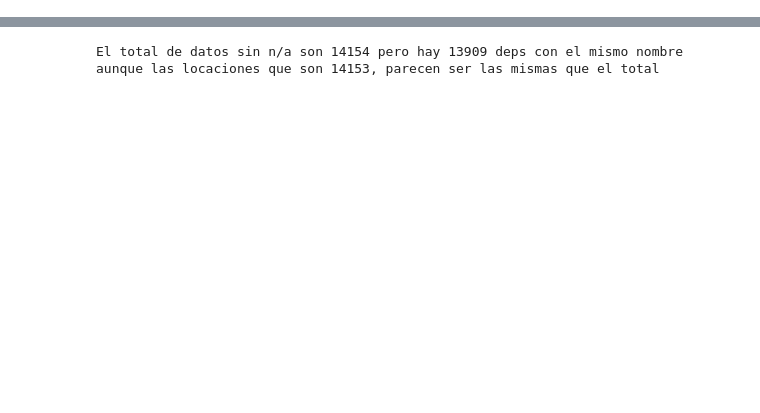
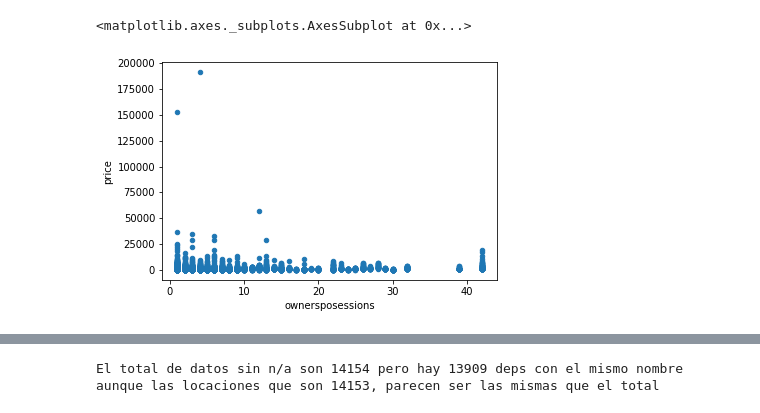
Before and after one commit to elc17/Project_1, a Jupyter notebook: project_1.ipynb, the cells around one changed output, grey strips where cells are left out. Saved outputs shown, nothing was run; the diff lists cells and outputs as text; code cells hidden in the pictures; blank space fills up the shorter version.

```diff
--- a/project_1.ipynb
+++ b/project_1.ipynb
@@ -60,0 +35,5 @@ Alldeps.sort_values(by='price')
+# %%
+data_df.plot.scatter('ownersposessions', 'price')
+# %% [output]
+<matplotlib.axes._subplots.AxesSubplot at 0x...>
+[figure, added]
```
Also changed, not shown: parts of 10 cells of this notebook.
